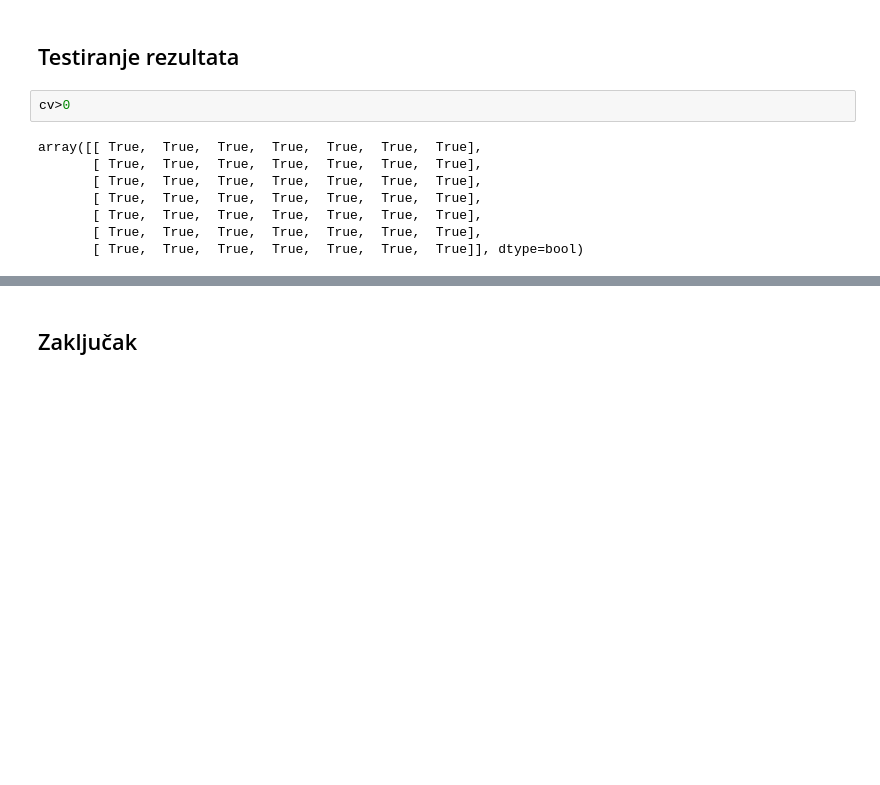
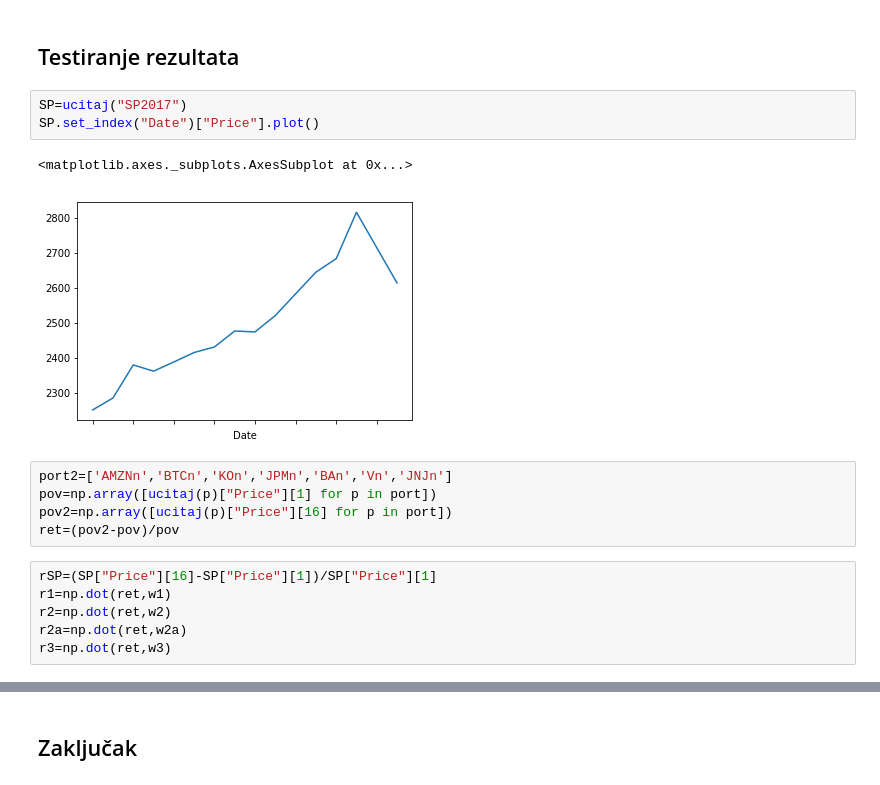
Before and after one commit to tibaris/Matematicki-softver, a Jupyter notebook: Zadaca 1.ipynb, the cells around one changed output, grey strips where cells are left out. Cells and saved outputs as stored; diff of their text form; blank space fills up the shorter version.

```diff
--- a/Zadaca 1.ipynb
+++ b/Zadaca 1.ipynb
@@ -194,13 +194,20 @@ plt.show()
 [figure]
 # %% [markdown]
 ## Testiranje rezultata
-# %%
-cv>0
-# %% [output]
-array([[ True,  True,  True,  True,  True,  True,  True],
-       [ True,  True,  True,  True,  True,  True,  True],
-       [ True,  True,  True,  True,  True,  True,  True],
-       [ True,  True,  True,  True,  True,  True,  True],
-       [ True,  True,  True,  True,  True,  True,  True],
-       [ True,  True,  True,  True,  True,  True,  True],
-       [ True,  True,  True,  True,  True,  True,  True]], dtype=bool)
+# %%
+SP=ucitaj("SP2017")
+SP.set_index("Date")["Price"].plot()
+# %% [output]
+<matplotlib.axes._subplots.AxesSubplot at 0x...>
+[figure, added]
+# %%
+port2=['AMZNn','BTCn','KOn','JPMn','BAn','Vn','JNJn']
+pov=np.array([ucitaj(p)["Price"][1] for p in port])
+pov2=np.array([ucitaj(p)["Price"][16] for p in port])
+ret=(pov2-pov)/pov
+# %%
+rSP=(SP["Price"][16]-SP["Price"][1])/SP["Price"][1]
+r1=np.dot(ret,w1)
+r2=np.dot(ret,w2)
+r2a=np.dot(ret,w2a)
+r3=np.dot(ret,w3)
```
Also changed, not shown: parts of 3 cells of this notebook, 7 other files.
